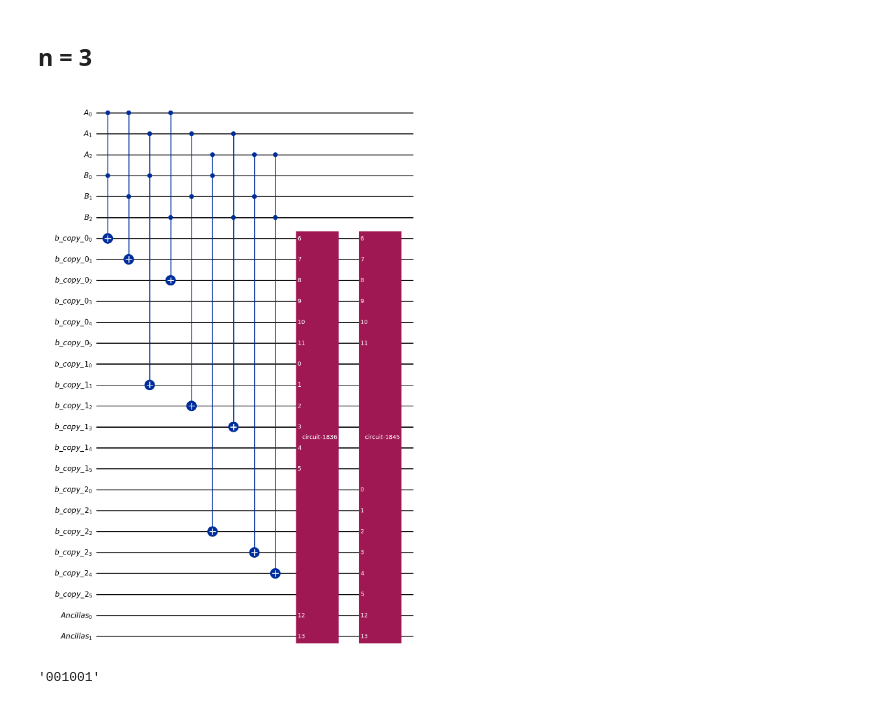
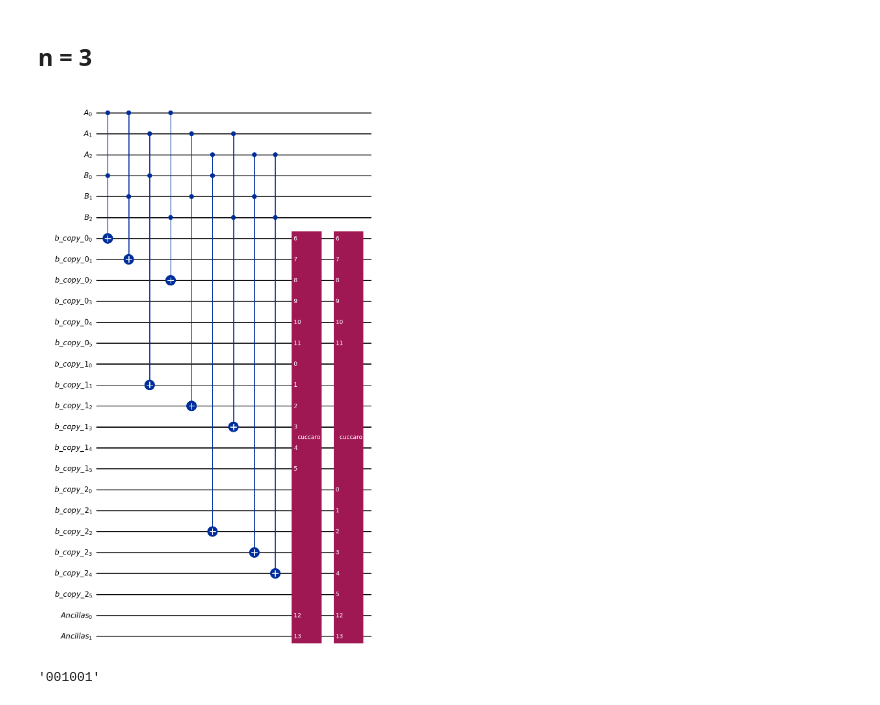
Before and after one commit to Chosen-Juan1/Quantum-computing-research, a Jupyter notebook: Reproduced_circuits/mult-2023-d&c-sun.ipynb, the cells around one changed output. Saved outputs shown, nothing was run; the diff lists cells and outputs as text; code cells hidden in the pictures.

```diff
--- a/Reproduced_circuits/mult-2023-d&c-sun.ipynb
+++ b/Reproduced_circuits/mult-2023-d&c-sun.ipynb
@@ -71,32 +24,34 @@ shift_left(8, 2).draw(output="mpl")
 # %%
 # Build the circuit
 # b_0 will hold the final product
-
+from qiskit.synthesis import adder_ripple_c04
 n = 3
 a = QuantumRegister(n, name="A")
 b = QuantumRegister(n, name="B")
 b_copies = [QuantumRegister(n*2, name=f"b_copy_{i}") for i in range(n)]
 ancs  = QuantumRegister(2, name="Ancillas")  # For the half adder
 # for some strange and convoluted reason, calling your register "ancilla" raises "list index out of range" when running on ibm
 meas = ClassicalRegister(n*2, name="meas")
 
 mult_qc = QuantumCircuit(a, b, *b_copies, ancs)
 
 # Copy b 4 times and shift each copy
 for i in range(n):
     for j in range(n):
         mult_qc.ccx(a[i], b[j], b_copies[i][j+i])
         # Also shift while we're at it
         # Also AND with A while we're at it
 
 # Add the shifted copies together
 # cuccaro to the rescue
-mult_qc.append(adder_ripple_c04(n*2), list(b_copies[1]) + list(b_copies[0]) + list(ancs))
-mult_qc.append(adder_ripple_c04(n*2), list(b_copies[2]) + list(b_copies[0]) + list(ancs))
+cuccaro_qc = adder_ripple_c04(n*2)
+cuccaro_qc.name = "cuccaro"
+mult_qc.append(cuccaro_qc, list(b_copies[1]) + list(b_copies[0]) + list(ancs))
+mult_qc.append(cuccaro_qc, list(b_copies[2]) + list(b_copies[0]) + list(ancs))
 
 mult_qc.draw(output="mpl")
 # %% [output]
-[figure, old version]
+[figure, new version]
 # %%
 start_first_copy = 2 + (2*n)*(n-1)
 "00000000000110001001011011"[start_first_copy:start_first_copy + 2*n]
```
Also changed, not shown: parts of 7 cells of this notebook, 4 other files.
